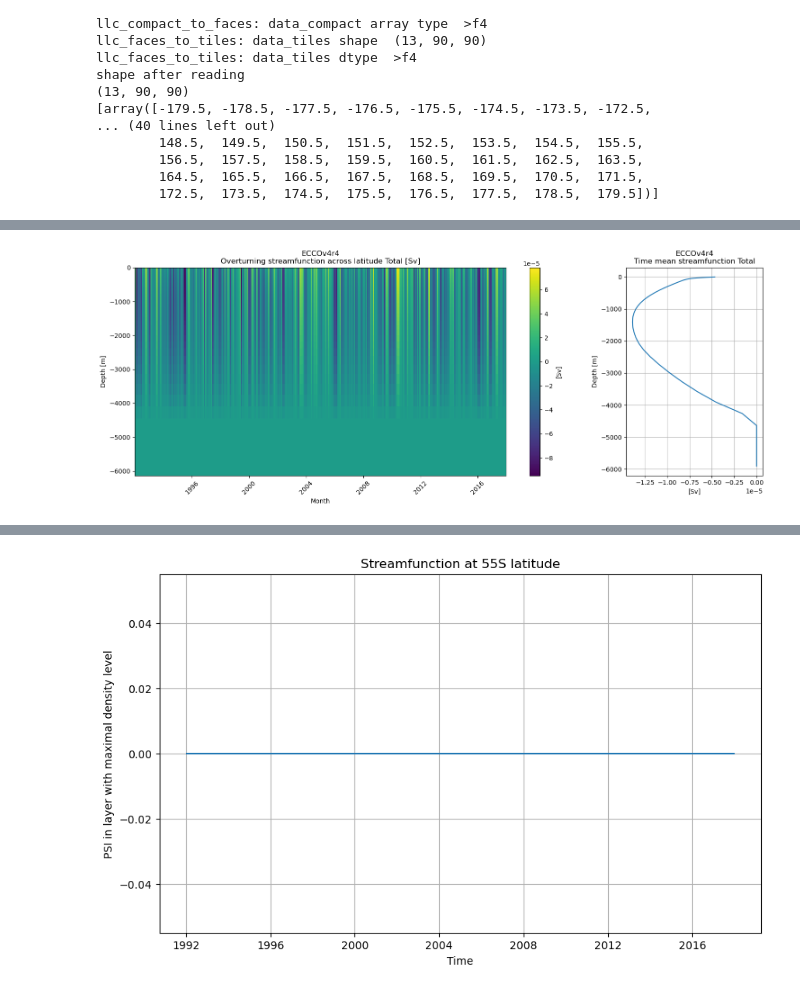
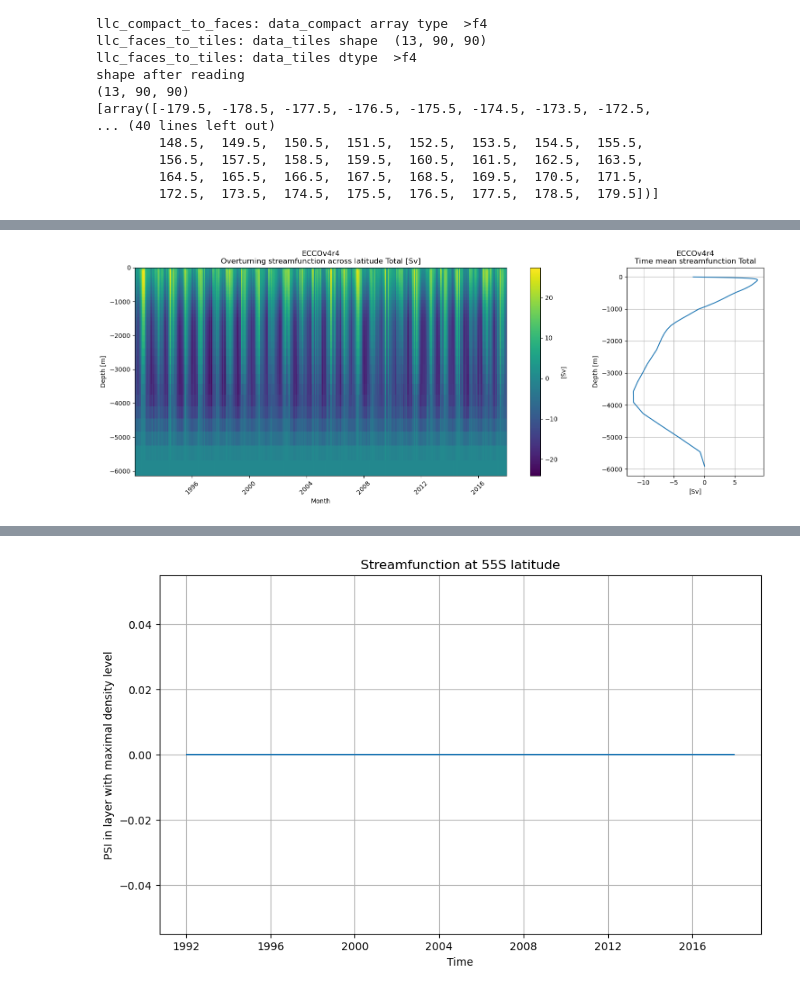
Before and after one commit to ai4er-cdt/OTP, a Jupyter notebook: streamfunction.ipynb, the cells around one changed output, grey strips where cells are left out. Saved outputs shown, nothing was run; the diff lists cells and outputs as text; code cells hidden in the pictures.

```diff
--- a/streamfunction.ipynb
+++ b/streamfunction.ipynb
@@ -224,4 +389,4 @@ PSI_55 = xr.open_dataset(os.path.join(OUTPUT_DIR, "55S", "PSI_55S.nc"))
 # %%
-streamfunction.plot_depth_stf_vs_time(PSI,'Total', 'psi_moc')
+streamfunction.plot_depth_stf_vs_time(PSI_30,'Total', 'psi_moc')
 # %% [output]
-[figure, old version]
+[figure, new version]
```
Also changed, not shown: parts of 28 cells of this notebook, 1 other file.
